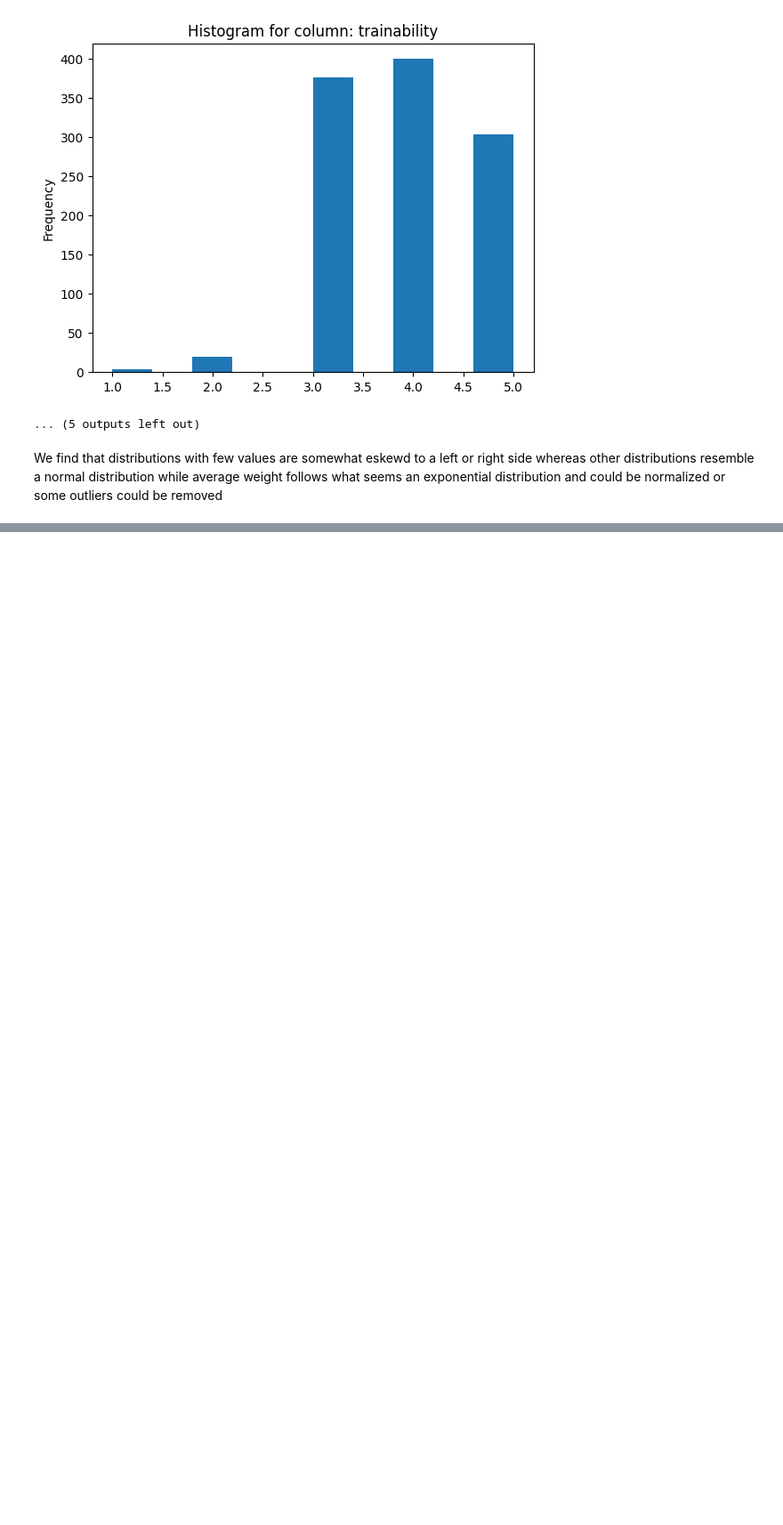
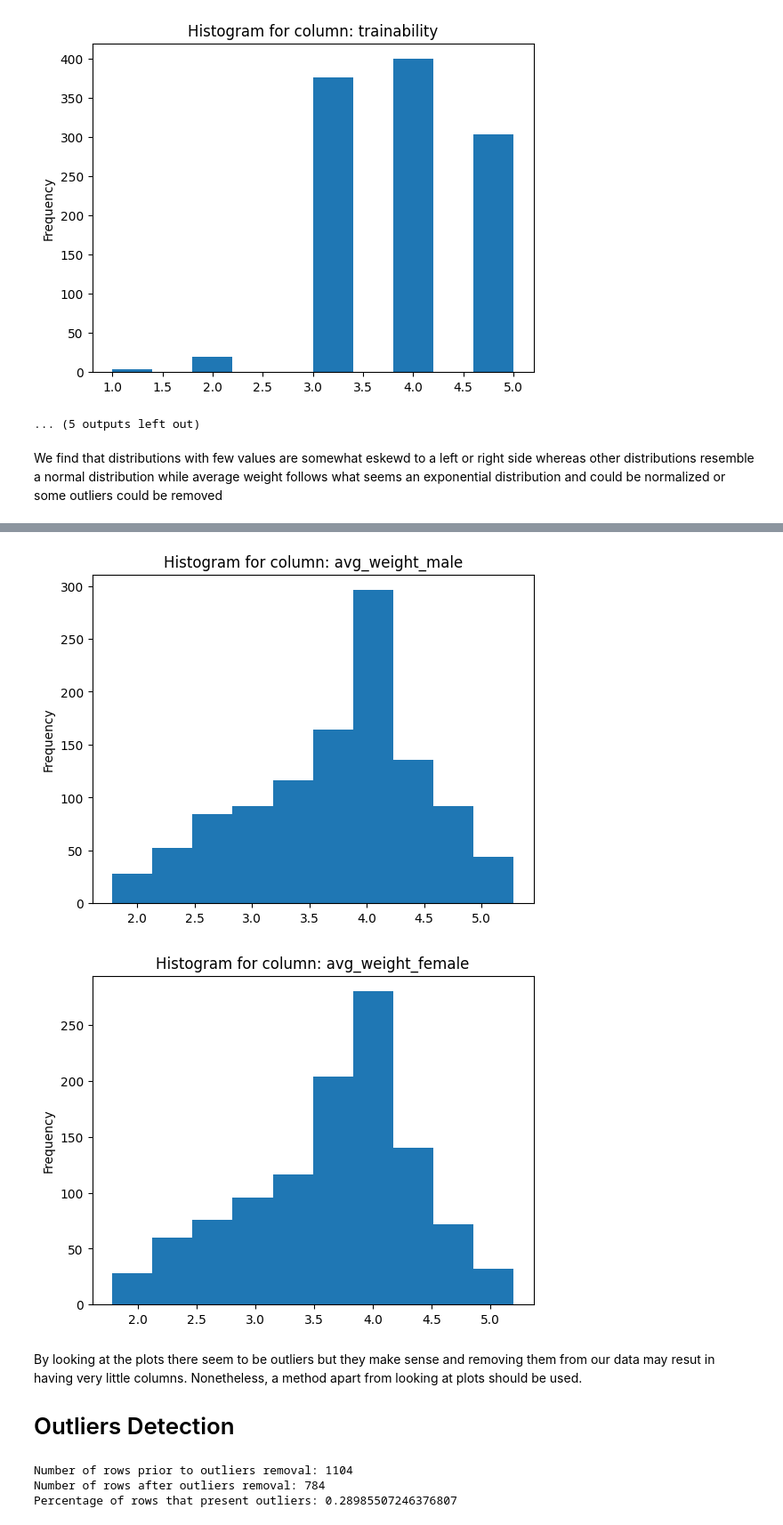
Before and after one commit to SeaSky2508/BDA-P1, a Jupyter notebook: code/data_preparation_pipeline/dog_caract_preprocess.ipynb, the cells around one changed output, grey strips where cells are left out. Shown at 89% size. Saved outputs shown, nothing was run; the diff lists cells and outputs as text; code cells hidden in the pictures; blank space fills up the shorter version.

```diff
--- a/code/data_preparation_pipeline/dog_caract_preprocess_test.ipynb
+++ b/code/data_preparation_pipeline/dog_caract_preprocess.ipynb
@@ -245,10 +246,10 @@ only showing top 20 rows
 # Data Distribution Visualization
 # %%
 numeric_variables = [column for column, dtype in df.dtypes if dtype == "bigint" or dtype == "double"]
-for col in numeric_variables:
+for num_col in numeric_variables:
   df_pandas = df.toPandas()  # Convert to pandas DataFrame
-  df_pandas[col].plot.hist()
-  plt.title(f"Histogram for column: {col}")
+  df_pandas[num_col].plot.hist()
+  plt.title(f"Histogram for column: {num_col}")
   plt.show()
 # %% [output]
 [figure]
@@ -267,12 +268,12 @@ for col in numeric_variables:
 # %% [markdown]
 We find that distributions with few values are somewhat eskewd to a left or right side whereas other distributions resemble a normal distribution while average weight follows what seems an exponential distribution and could be normalized or some outliers could be removed
 # %%
-cols_to_normalize = []
+cols_to_normalize = ["avg_weight_male","avg_weight_female"]
 for col_name in cols_to_normalize:
-
-
     # Assuming you have your PySpark DataFrame (`df`) and the column to normalize (`col_to_normalize`)
 
     normalized_col = log1p(col(col_name))
     df = df.withColumn(col_name + "_log_normalized", normalized_col)
     df = df.drop(col_name)
+
+df.show()
@@ -278,0 +298,38 @@ for col_name in cols_to_normalize:
+# %%
+for num_col in cols_to_normalize:
+  df_pandas = df.toPandas()  # Convert to pandas DataFrame
+  df_pandas[num_col+ "_log_normalized"].plot.hist()
+  plt.title(f"Histogram for column: {num_col}")
+  plt.show()
+# %% [output]
+[figure, added]
+[figure, added]
+# %% [markdown]
+By looking at the plots there seem to be outliers but they make sense and removing them from our data may resut in having very little columns. Nonetheless, a method apart from looking at plots should be used.
+
+# Outliers Detection
+# %%
+print("Number of rows prior to outliers removal:",df.count())
+
+df_filtered = df
+
+factor = 1.5
+for name, data_type in df.dtypes:
+
+    if data_type == "bigint" or data_type == "double":
+
+        quantiles = df.approxQuantile(name, [0.25, 0.75], 0.01)
+        q1, q3 = quantiles[0], quantiles[1]
+        iqr = q3 - q1
+
+        lower_bound = q1 - factor * iqr
+        upper_bound = q3 + factor * iqr
+
+        df_filtered = df_filtered.filter((col(name) >= lower_bound) & (col(name) <= upper_bound))
+
+print("Number of rows after outliers removal:",df_filtered.count())
+print("Percentage of rows that present outliers:",1-df_filtered.count()/df.count())
+# %% [output]
+Number of rows prior to outliers removal: 1104
+Number of rows after outliers removal: 784
+Percentage of rows that present outliers: 0.28985507246376807
```
Also changed, not shown: parts of 8 cells of this notebook, 2 other files.
